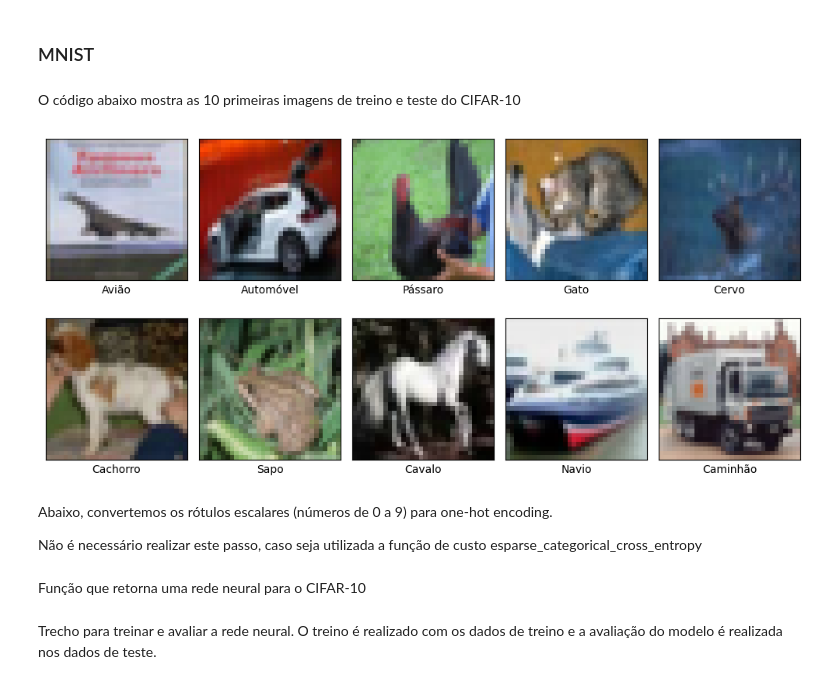
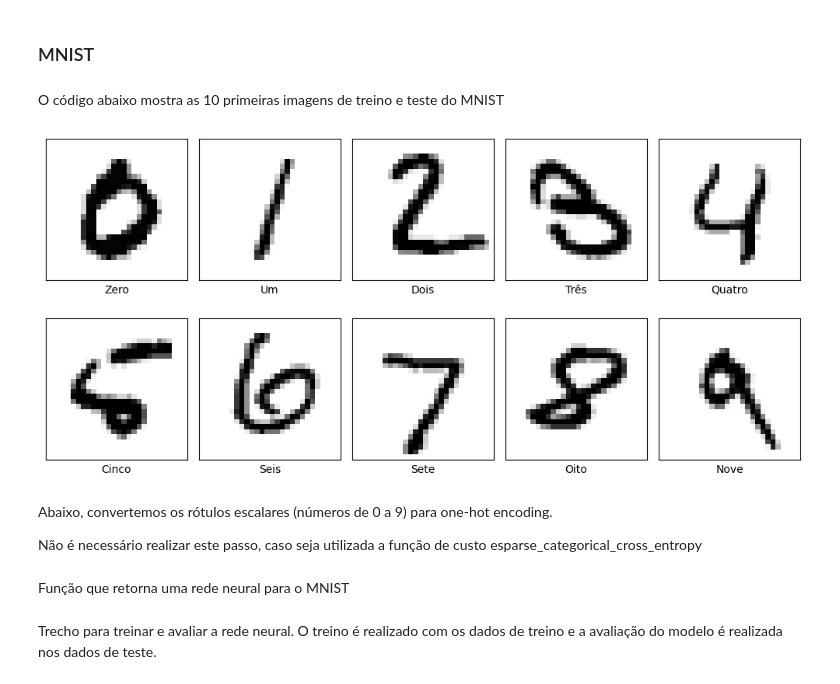
Before and after one commit to minguell/PracticalAI-Labs, a Jupyter notebook: T1/Trabalho_redes_neurais.ipynb, the cells around one changed output. Drawn from its saved outputs; the diff is of its cells as text; code cells hidden in the pictures.

Commit message:
feat: add MNIST first model

```diff
--- a/T1/Trabalho_redes_neurais.ipynb
+++ b/T1/Trabalho_redes_neurais.ipynb
@@ -129,38 +138,38 @@ Acurácia no conjunto de teste: 65.21%
 # %% [markdown]
 ### MNIST
 # %%
-# Carregar o conjunto de dados CIFAR-10
-cifar10 = keras.datasets.cifar10
+# Carregar o conjunto de dados MNIST
+mnist = keras.datasets.mnist
 # Carrega duas tuplas, representando os dados de treinamento e de teste.
 # Cada tupla tem as imagens e os respectivos rótulos
-(train_images, train_labels), (test_images, test_labels) = cifar10.load_data()
+(train_images, train_labels), (test_images, test_labels) = mnist.load_data()
 num_classes = 10
 # %% [markdown]
-O código abaixo mostra as 10 primeiras imagens de treino e teste do CIFAR-10
+O código abaixo mostra as 10 primeiras imagens de treino e teste do MNIST
 # %%
-# Defina as classes do CIFAR-10
-class_names = ['Avião', 'Automóvel', 'Pássaro', 'Gato', 'Cervo',
-               'Cachorro', 'Sapo', 'Cavalo', 'Navio', 'Caminhão']
+# Defina as classes do MNIST
+class_names = ['Zero', 'Um', 'Dois', 'Três', 'Quatro',
+               'Cinco', 'Seis', 'Sete', 'Oito', 'Nove']
 
 # Crie um dicionário para mapear as classes para as imagens correspondentes
 class_to_image = {}
 for i in range(10):
     index = (test_labels == i).nonzero()[0][0]  # Encontre o primeiro índice da classe
     class_to_image[i] = test_images[index]
 
 # Mostre uma imagem de cada classe
 plt.figure(figsize=(10, 5))
 for i in range(10):
     plt.subplot(2, 5, i + 1)
     plt.xticks([])  # Remova os rótulos do eixo x
     plt.yticks([])  # Remova os rótulos do eixo y
-    plt.imshow(class_to_image[i])
+    plt.imshow(class_to_image[i], cmap=plt.cm.binary)
     plt.xlabel(class_names[i])
 
 plt.tight_layout()
 plt.show()
 # %% [output]
-[figure, old version]
+[figure, new version]
 # %% [markdown]
 Abaixo, convertemos os rótulos escalares (números de 0 a 9) para one-hot encoding.
 
@@ -171,6 +180,6 @@ train_labels = tf.keras.utils.to_categorical(train_labels, num_classes=num_class
 test_labels = tf.keras.utils.to_categorical(test_labels, num_classes=num_classes)
 # Não é necessário se utilizar como função de custo esparse_categorical_cross_entropy
 # %% [markdown]
-Função que retorna uma rede neural para o CIFAR-10
+Função que retorna uma rede neural para o MNIST
 # %%
 # Crie o modelo de rede neural convolucional simples
```
Also changed, not shown: parts of 3 cells of this notebook, 1 other file.
